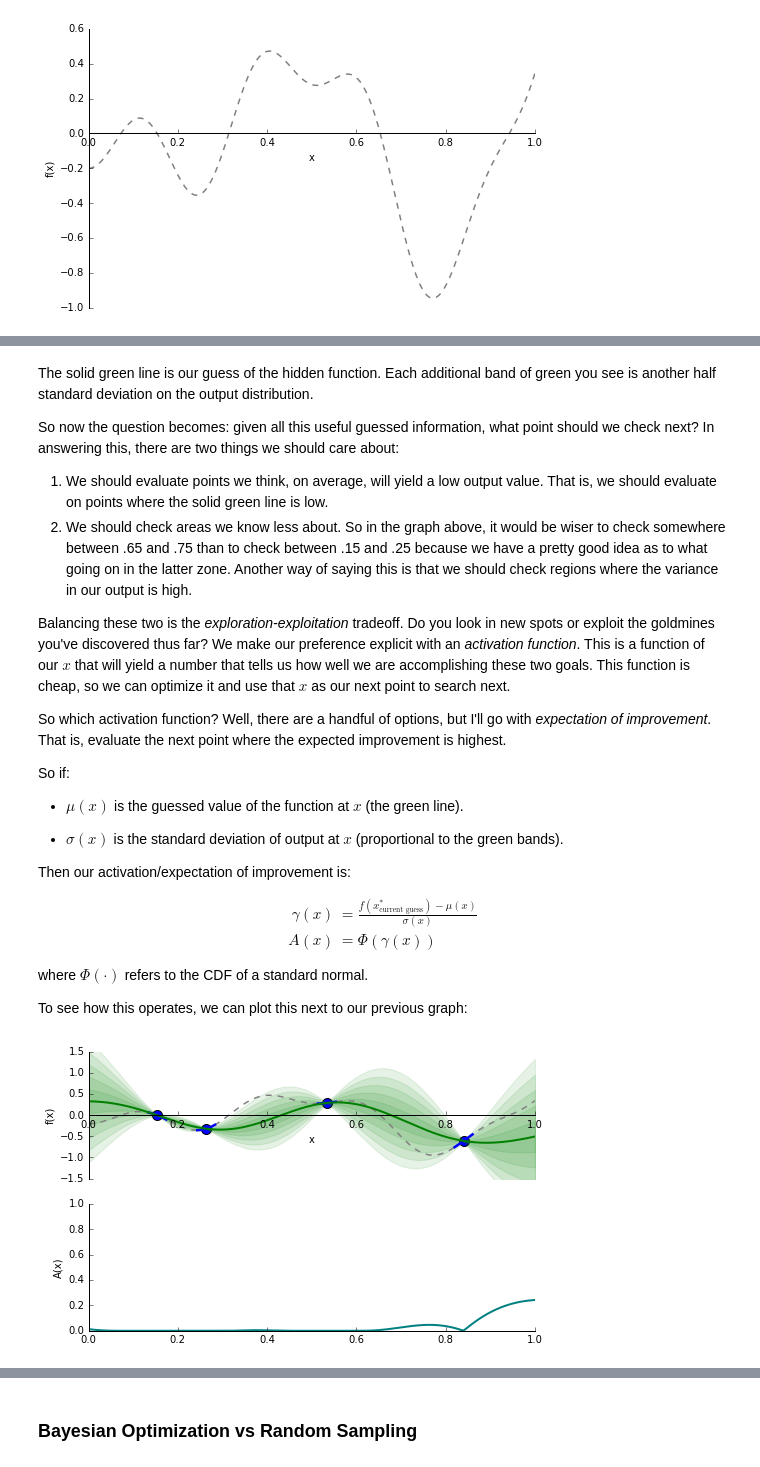
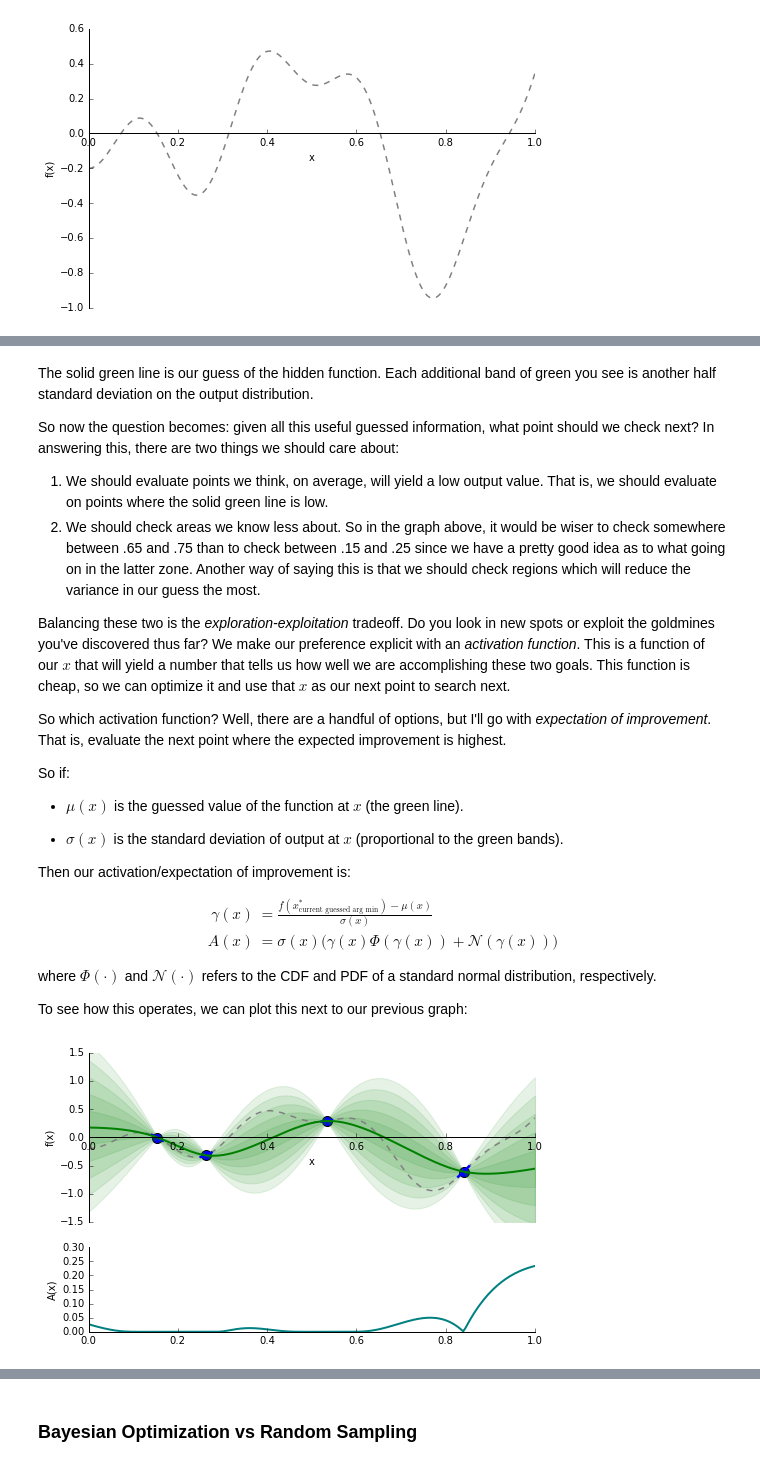
Before and after one commit to Duane321/QuoraNotebooks, a Jupyter notebook: BayesianOptimization/How does Bayesian optimization work.ipynb, the cells around one changed output, grey strips where cells are left out. Saved outputs shown, nothing was run; the diff lists cells and outputs as text; code cells hidden in the pictures.

```diff
--- a/BayesianOptimization/How does Bayesian optimization work.ipynb
+++ b/BayesianOptimization/How does Bayesian optimization work.ipynb
@@ -94,9 +98,0 @@ def performance_once_rand():
-# %%
-trials = 1000
-performance_rand = []
-for t in range(trials):
-    performance_rand.append(performance_once_rand())
-
-fig, ax = plt.subplots()
-ax.hist(performance_rand,50,normed=True,color='blue',alpha=.6)
-pass
@@ -118,14 +114,14 @@ import sklearn.gaussian_process.kernels as ker
 kernel = ker.RBF(1) + ker.WhiteKernel()
 # kernel = ker.RBF(1)
 # kernel = 10*ker.RBF(1) + .5*ker.RBF(1) + ker.RBF(10) + ker.WhiteKernel(.01)
-# kernel = ker.Matern(.04) +  ker.WhiteKernel(.01)
-kernel = 1**2*ker.Matern(length_scale=1,nu=1.5)
-kernel = ker.ExpSineSquared()
-kernel = ker.KernelRidge()
-GP = GaussianProcessRegressor(kernel=kernel,alpha=0)
+kernel = ker.Matern(.04) +  ker.WhiteKernel(.01)
+# kernel = 1**2*ker.Matern(length_scale=1,nu=1.5)
+# kernel = ker.ExpSineSquared()
+# kernel = ker.KernelRidge()
+GP = GaussianProcessRegressor(kernel=kernel)
 
-# x_samp = np.array([0.15416284,0.26331502,0.53373939,0.84])
-x_samp = np.linspace(0,1,10)
+x_samp = np.array([0.15416284,0.26331502,0.53373939,0.84])
+# x_samp = np.linspace(0,1,10)
 
 def guassian_on_four(ax,x_samp):
     for xi in x_samp:
@@ -145,4 +141,5 @@ np.random.seed(12)
 fig, ax = plt.subplots(figsize=(8,5))
 ax = true_func(ax)
 ax, GP = guassian_on_four(ax,x_samp)
+fig.savefig('inferredfunc.png',dpi=250)
 # %% [output]
@@ -153,7 +150,7 @@ The solid green line is our guess of the hidden function. Each additional band o
 So now the question becomes: given all this useful guessed information, what point should we check next? In answering this, there are two things we should care about:
 
 1. We should evaluate points we think, on average, will yield a low output value. That is, we should evaluate on points where the solid green line is low.
-2. We should check areas we know less about. So in the graph above, it would be wiser to check somewhere between .65 and .75 than to check between .15 and .25 because we have a pretty good idea as to what going on in the latter zone. Another way of saying this is that we should check regions where the variance in our output is high.
+2. We should check areas we know less about. So in the graph above, it would be wiser to check somewhere between .65 and .75 than to check between .15 and .25 since we have a pretty good idea as to what going on in the latter zone. Another way of saying this is that we should check regions which will reduce the variance in our guess the most.
 
 Balancing these two is the *exploration-exploitation* tradeoff. Do you look in new spots or exploit the goldmines you've discovered thus far? We make our preference explicit with an *activation function*. This is a function of our $x$ that will yield a number that tells us how well we are accomplishing these two goals. This function is cheap, so we can optimize it and use that $x$ as our next point to search next.
 
@@ -169,43 +166,52 @@ Then our activation/expectation of improvement is:
 
 $$
 \begin{align}
-\gamma(x) & = \frac{f(x^*_{\textrm{current guess}}) - \mu(x)}{\sigma(x)} \\
-A(x) & = \Phi(\gamma(x))
+\gamma(x) & = \frac{f(x^*_{\textrm{current guessed arg min}}) - \mu(x)}{\sigma(x)} \\
+A(x) & = \sigma(x)\big(\gamma(x)\Phi(\gamma(x)) + \mathcal{N}(\gamma(x))\big)
 \end{align}
 $$
 
-where $\Phi(\cdot)$ refers to the CDF of a standard normal.
+where $\Phi(\cdot)$ and $\mathcal{N}(\cdot)$ refers to the CDF and PDF of a standard normal distribution, respectively.
 
 To see how this operates, we can plot this next to our previous graph:
 # %%
 from scipy.stats import norm
+import matplotlib.gridspec as gridspec
 
 rv = norm()
+
+x_samp = np.array([0.15416284,0.26331502,0.53373939,.84])
 
 def A(x):
     y_pred, sigma = GP.predict(x.reshape(-1,1), return_std=True)
     gam = (f(x_samp[-1]) - y_pred)/sigma
     phi_gam = rv.cdf(gam)
     return sigma*(gam*phi_gam+rv.pdf(gam))
 
-fig, axarr = plt.subplots(2,1,figsize=(8,5))
-axarr[0] = true_func(axarr[0])
-axarr[0], GP = guassian_on_four(axarr[0],x_samp)
+fig = plt.figure(figsize=(8,5))
+# fig, axarr = plt.subplots(2,1,figsize=(8,5))
+gs = gridspec.GridSpec(2, 1, width_ratios=[1], height_ratios=[2, 1])
+ax1 = fig.add_subplot(gs[0])
+ax1 = true_func(ax1)
+ax1, GP = guassian_on_four(ax1,x_samp)
 
 def activation_func(ax):
     activation = A(x)
     ax.plot(x,activation,linestyle='-',linewidth=2,color='teal')
     ax.spines['right'].set_color('none')
     ax.spines['top'].set_color('none')
     ax.xaxis.set_ticks_position('bottom')
     ax.spines['bottom'].set_position(('data',0))
     ax.yaxis.set_ticks_position('left')
     ax.spines['left'].set_position(('data',0))
     ax.set_ylabel('A(x)')
     ax.set_ylim(0,1)
 
     return ax
 
-axarr[1] = activation_func(axarr[1])
+ax2 = fig.add_subplot(gs[1])
+ax2 = activation_func(ax2)
+ax2.set_ylim(0,.3)
+fig.savefig('WithActivation.png',dpi=250)
 # %% [output]
-[figure, old version]
+[figure, new version]
```
Also changed, not shown: parts of 10 cells of this notebook, 7 other files.
